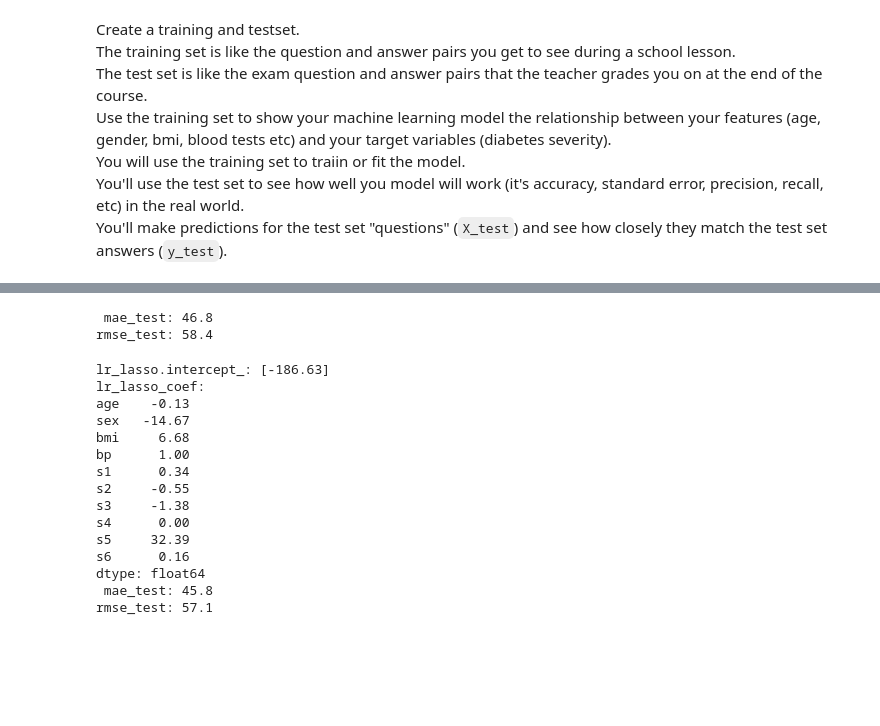
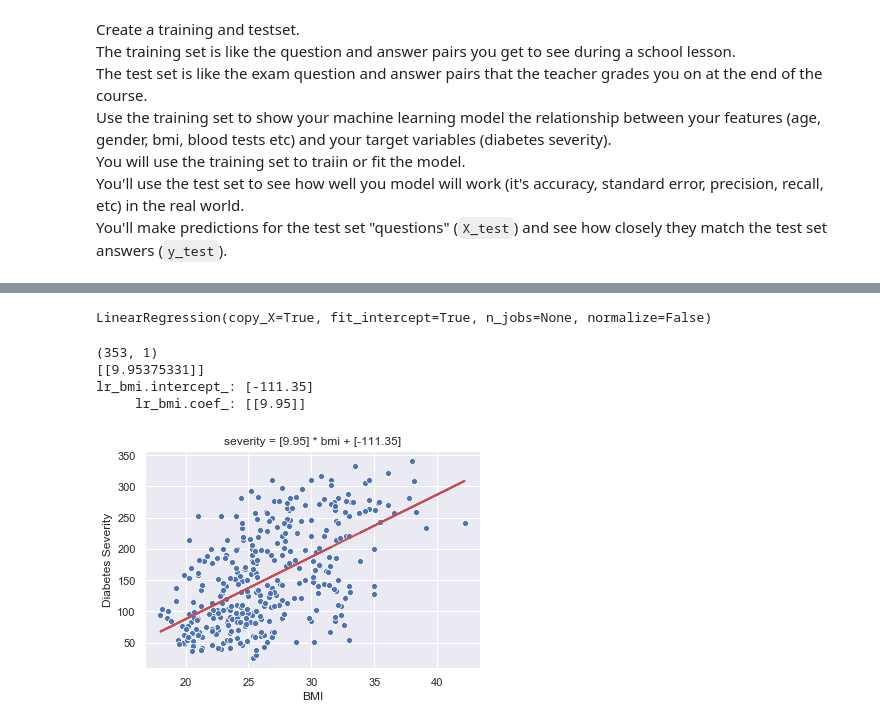
Before and after one commit to totalgood/dsdh, a Jupyter notebook: jupyter-notebooks/server/L3-diabetes-assignment.ipynb, the cells around one changed output, grey strips where cells are left out. Drawn from its saved outputs; the diff is of its cells as text; code cells hidden in the pictures; blank space fills up the shorter version.

```diff
--- a/jupyter-notebooks/server/L3-diabetes-assignment.ipynb
+++ b/jupyter-notebooks/server/L3-diabetes-assignment.ipynb
@@ -98,8 +164,13 @@ You'll use the test set to see how well you model will work (it's accuracy, stan
 You'll make predictions for the test set "questions" (`X_test`) and see how closely they match the test set answers (`y_test`).
 # %%
 from sklearn.model_selection import train_test_split
-np.random.seed(0)
-X_train, X_test, y_train, y_test = train_test_split(df[feature_names], df[target_names])
+### BEGIN SOLUTION
+X_train, X_test, y_train, y_test = train_test_split(df[feature_names], df[target_names], test_size=hyperparams['test_size'])
+X_train = pd.DataFrame(X_train, columns=feature_names)
+X_test = pd.DataFrame(X_test, columns=feature_names)
+y_train = pd.DataFrame(y_train, columns=target_names)
+y_test = pd.DataFrame(y_test, columns=target_names)
 print(f'X_train.shape: {X_train.shape}; y_train.shape: {y_train.shape}')
 print(f' X_test.shape: {X_test.shape};  y_test.shape: {y_test.shape}')
+### END SOLUTION
 # %% [output]
@@ -108,5 +179,2 @@ X_train.shape: (331, 10); y_train.shape: (331, 1)
 # %%
 assert len(X_test) <= len(X_train)   # more data in the training set than the test set
-# %%
-y_train = y_train['severity'].values
-y_train.shape
@@ -279,39 +207,29 @@ dtype: float64
-# %%
-y_test_pred = lr_en.predict(X_test)
-e_test = y_test_pred - y_test.values[:,0]
-mae_test = np.sum(np.abs(e_test)) / len(e_test)  # .mean()
-rmse_test = np.sqrt((e_test ** 2).mean())
-print(f' mae_test: {mae_test.round(1)}')
-print(f'rmse_test: {rmse_test.round(1)}')
-# %% [output]
- mae_test: 46.8
-rmse_test: 58.4
-# %%
-lr_lasso = Lasso()
-lr_lasso = lr_lasso.fit(X_train, y_train.reshape(-1,1))
-print(f'lr_lasso.intercept_: {lr_lasso.intercept_.round(2)}')
-print('lr_lasso_coef:')
-lr_lasso_coef = pd.Series(lr_lasso.coef_, index=feature_names)
-print(lr_lasso_coef.round(2))
-y_test_pred = lr_lasso.predict(X_test)
-e_test = y_test_pred - y_test.values[:,0]
-mae_test = np.sum(np.abs(e_test)) / len(e_test)  # .mean()
-rmse_test = np.sqrt((e_test ** 2).mean())
-print(f' mae_test: {mae_test.round(1)}')
-print(f'rmse_test: {rmse_test.round(1)}')
-# %% [output]
-lr_lasso.intercept_: [-186.63]
-lr_lasso_coef:
-age    -0.13
-sex   -14.67
-bmi     6.68
-bp      1.00
-s1      0.34
-s2     -0.55
-s3     -1.38
-s4      0.00
-s5     32.39
-s6      0.16
-dtype: float64
- mae_test: 45.8
-rmse_test: 57.1
+# %%
+lr_bmi = LinearRegression()
+features = ['bmi']
+hyperparams.update({
+    'model': lr_bmi.__class__.__name__,
+    'num_features': len(features),
+    'num_samples': len(X_train)})
+results.append(pd.Series(hyperparams))
+lr_bmi = lr_bmi.fit(X_train[features],
+                y_train)
+lr_bmi
+# %% [output]
+LinearRegression(copy_X=True, fit_intercept=True, n_jobs=None, normalize=False)
+# %%
+fig = sns.scatterplot(x=X_train[features[0]], y=y_train[target_names[0]])
+print(X_train[features].shape)
+print(lr_bmi.coef_)
+fig = plt.plot(X_train['bmi'], lr_bmi.predict(X_train[features]).flatten(), color='r', linewidth=2)
+plt.xlabel('BMI')
+plt.ylabel('Diabetes Severity')
+plt.title(f'severity = {lr_bmi.coef_.round(2)[0]} * bmi + {lr_bmi.intercept_.round(2)}')
+print(f'lr_bmi.intercept_: {lr_bmi.intercept_.round(2)}')
+print(f'     lr_bmi.coef_: {lr_bmi.coef_.round(2)}')
+# %% [output]
+(353, 1)
+[[9.95375331]]
+lr_bmi.intercept_: [-111.35]
+     lr_bmi.coef_: [[9.95]]
+[figure, added]
```
Also changed, not shown: parts of 60 cells of this notebook, 1 other file.
